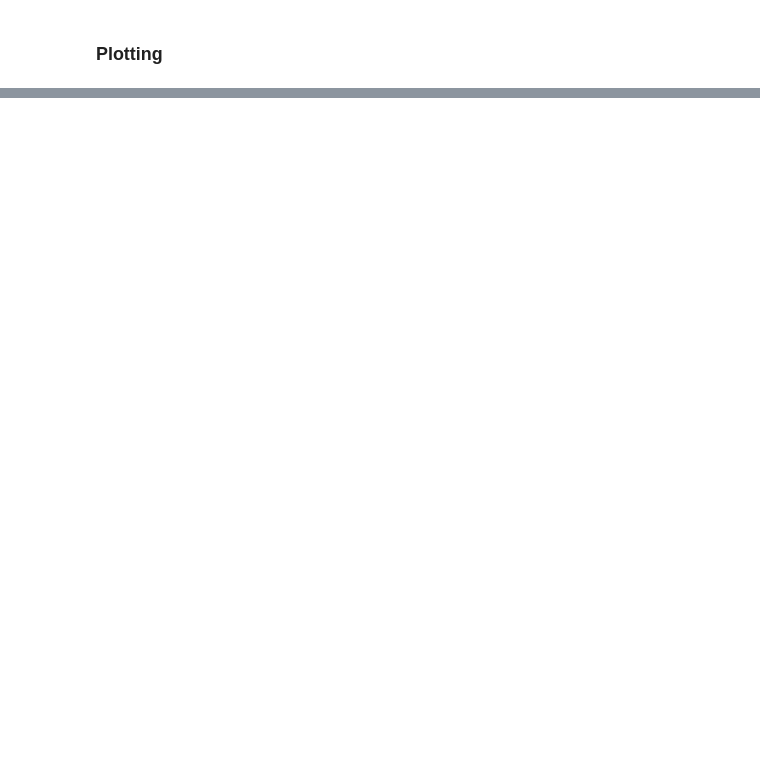
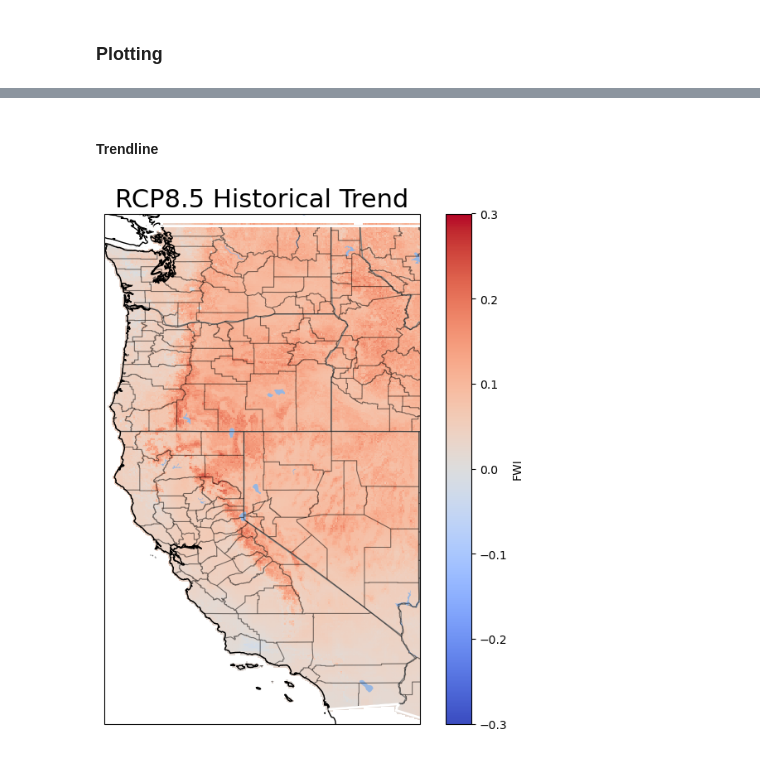
Before and after one commit to theo-avila/2024_FWI_CMIP5_Ensemble_Avila, a Jupyter notebook: notebooks/1_CMIP5_historical_plots.ipynb, the cells around one changed output, grey strips where cells are left out. Saved outputs shown, nothing was run; the diff lists cells and outputs as text; code cells hidden in the pictures; blank space fills up the shorter version.

```diff
--- a/notebooks/1_CMIP5_historical_plots.ipynb
+++ b/notebooks/1_CMIP5_historical_plots.ipynb
@@ -42,7 +42,7 @@ def coarsened_all(models):
     for model in models:
 
         print(time.time() - start_time)           #####################################3#######################################################
-        filein = "/data/keeling/a/ctavila2/7_bootstrapping/models_tmaxrhmin_smaller/macav2metdata_fwi_" + model + "_r1i1p1_rcp8.5_tmaxrhmin_1979_2022_CONUS_daily_DASK_oregon.nc"
+        filein = "/data/rsriver/a/ctavila2/FWI_cleaned/macav2metdata_fwi_" + model + "_r1i1p1_rcp8.5_tmaxrhmin_1979_2022_CONUS_daily_DASK_oregon.nc"
         current_model = xr.open_dataset(filein)
 
 
@@ -88,0 +151,34 @@ average_normal_deviation = concatenated_data.mean(dim='array')
+# %% [markdown]
+#### Trendline
+# %%
+reader = shpreader.Reader('/data/keeling/a/ctavila2/2_maps/county_shapefile/countyl010g.shp')
+counties = list(reader.geometries())
+
+COUNTIES = cfeature.ShapelyFeature(counties, ccrs.PlateCarree())
+
+scale = '110m'
+states110 = cfeature.NaturalEarthFeature(
+            category='cultural',
+            name='admin_1_states_provinces_lines',
+            scale=scale,
+            facecolor='none',
+            edgecolor='r')
+
+
+cmap='coolwarm'
+
+fig, ax = plt.subplots(figsize=(8, 8), subplot_kw={'projection': ccrs.PlateCarree()})
+average_trendline.plot(ax=ax,cmap=cmap,vmin=-.3,vmax=.3)
+
+
+ax.add_feature(cfeature.NaturalEarthFeature('cultural', 'admin_1_states_provinces_lines', '110m', edgecolor='gray', facecolor='none'))
+ax.coastlines()
+ax.add_feature(cfeature.LAKES)
+ax.add_feature(COUNTIES, linewidth=0.8, alpha=0.5, facecolor='none', edgecolor='black')
+ax.add_feature(cfeature.BORDERS, linewidth=2, edgecolor='white')
+
+
+plt.title('RCP8.5 Historical Trend', fontsize=22)
+plt.savefig(f'/data/keeling/a/ctavila2/2024_FWI_CMIP5_Ensemble_Avila/final_figures/figure_1_rcp85_gridmet_historical_v2/0_1_1_CMIP5_v1_Ensemble_Average_mxtmp_rhmin_1979_2022_{cmap}')
+# %% [output]
+[figure, added]
```
Also changed, not shown: parts of 7 cells of this notebook, 7 other files.
